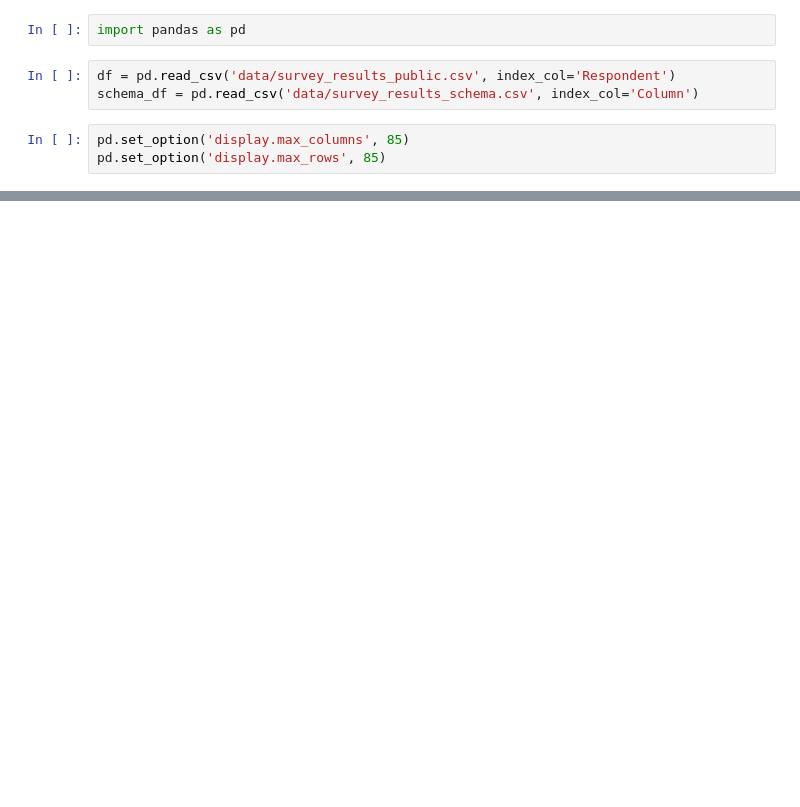
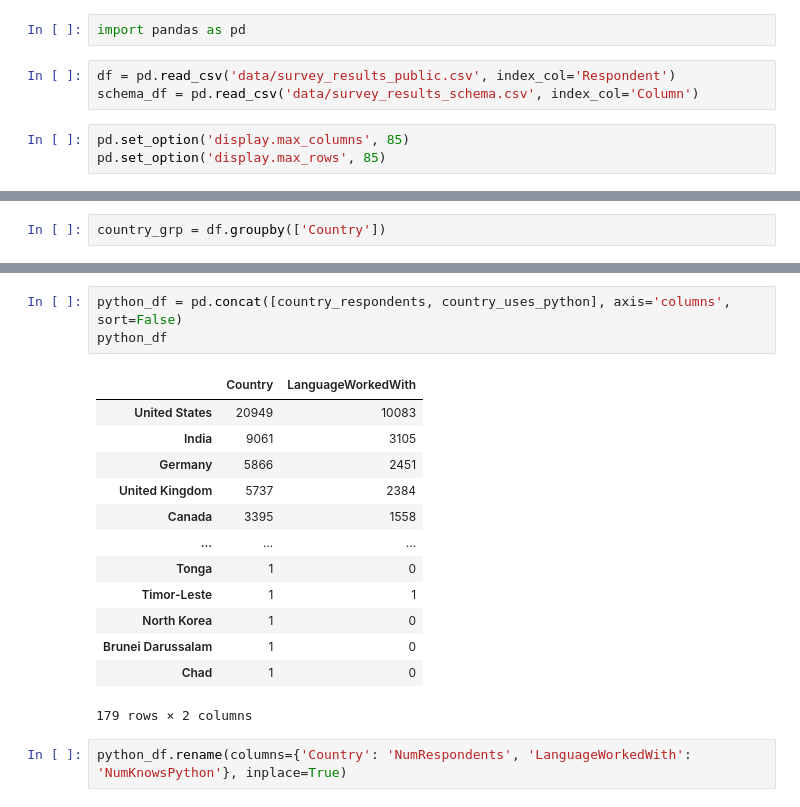
Before and after one commit to MrTato/Pandas-Demo, a Jupyter notebook: Pandas Demo.ipynb, the cells around one changed output, grey strips where cells are left out. Cells and saved outputs as stored; diff of their text form; blank space fills up the shorter version.

```diff
--- a/Pandas Demo.ipynb
+++ b/Pandas Demo.ipynb
@@ -18,0 +162,2 @@ df.head()
+# %%
+country_grp = df.groupby(['Country'])
@@ -18,0 +292,19 @@ df.head()
+# %%
+python_df = pd.concat([country_respondents, country_uses_python], axis='columns', sort=False)
+python_df
+# %% [output]
+|  | Country | LanguageWorkedWith |
+| United States | 20949 | 10083 |
+| India | 9061 | 3105 |
+| Germany | 5866 | 2451 |
+| United Kingdom | 5737 | 2384 |
+| Canada | 3395 | 1558 |
+| ... | ... | ... |
+| Tonga | 1 | 0 |
+| Timor-Leste | 1 | 1 |
+| North Korea | 1 | 0 |
+| Brunei Darussalam | 1 | 0 |
+| Chad | 1 | 0 |
+179 rows × 2 columns
+# %%
+python_df.rename(columns={'Country': 'NumRespondents', 'LanguageWorkedWith': 'NumKnowsPython'}, inplace=True)
```
Also changed, not shown: parts of 30 cells of this notebook.
